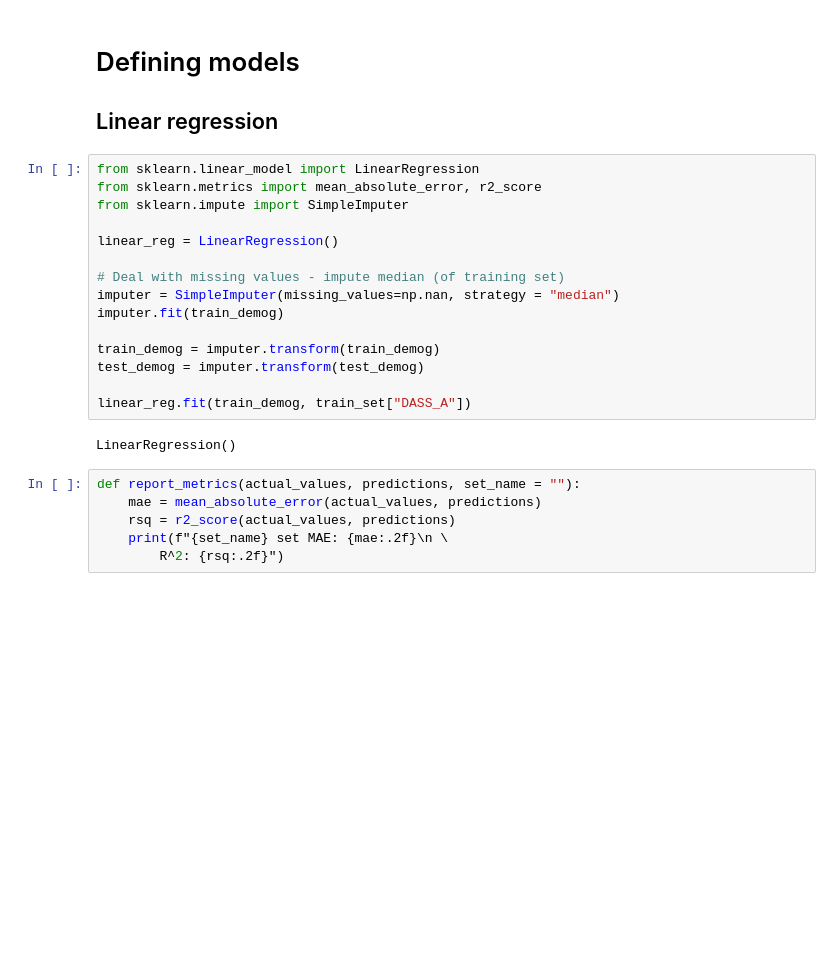
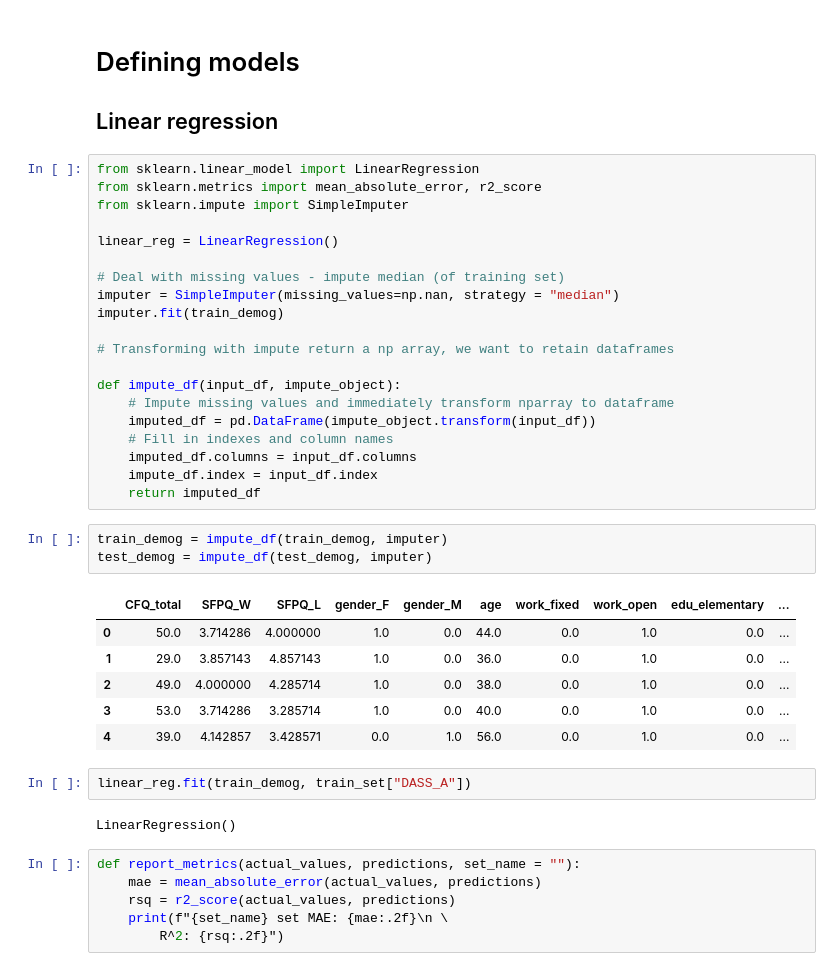
Before and after one commit to Mkranj/ML_predicting_anxiety, a Jupyter notebook: predicting_anxiety.ipynb, the cells around one changed output. Cells and saved outputs as stored; diff of their text form; blank space fills up the shorter version.

Commit message:
fn to impute back to Dataframe

```diff
--- a/predicting_anxiety.ipynb
+++ b/predicting_anxiety.ipynb
@@ -338,12 +338,29 @@ linear_reg = LinearRegression()
 imputer = SimpleImputer(missing_values=np.nan, strategy = "median")
 imputer.fit(train_demog)
 
-train_demog = imputer.transform(train_demog)
-test_demog = imputer.transform(test_demog)
+# Transforming with impute return a np array, we want to retain dataframes
 
-linear_reg.fit(train_demog, train_set["DASS_A"])
+def impute_df(input_df, impute_object):
+    # Impute missing values and immediately transform nparray to dataframe
+    imputed_df = pd.DataFrame(impute_object.transform(input_df))
+    # Fill in indexes and column names
+    imputed_df.columns = input_df.columns
+    impute_df.index = input_df.index
+    return imputed_df
-# %% [output]
-LinearRegression()
+# %%
+train_demog = impute_df(train_demog, imputer)
+test_demog = impute_df(test_demog, imputer)
+# %% [output]
+|  | CFQ_total | SFPQ_W | SFPQ_L | gender_F | gender_M | age | work_fixed | work_open | edu_elementary | ... |
+| 0 | 50.0 | 3.714286 | 4.000000 | 1.0 | 0.0 | 44.0 | 0.0 | 1.0 | 0.0 | ... |
+| 1 | 29.0 | 3.857143 | 4.857143 | 1.0 | 0.0 | 36.0 | 0.0 | 1.0 | 0.0 | ... |
+| 2 | 49.0 | 4.000000 | 4.285714 | 1.0 | 0.0 | 38.0 | 0.0 | 1.0 | 0.0 | ... |
+| 3 | 53.0 | 3.714286 | 3.285714 | 1.0 | 0.0 | 40.0 | 0.0 | 1.0 | 0.0 | ... |
+| 4 | 39.0 | 4.142857 | 3.428571 | 0.0 | 1.0 | 56.0 | 0.0 | 1.0 | 0.0 | ... |
+# %%
+linear_reg.fit(train_demog, train_set["DASS_A"])
+# %% [output]
+LinearRegression()
 # %%
 def report_metrics(actual_values, predictions, set_name = ""):
     mae = mean_absolute_error(actual_values, predictions)
```
Also changed, not shown: parts of 12 cells of this notebook.
